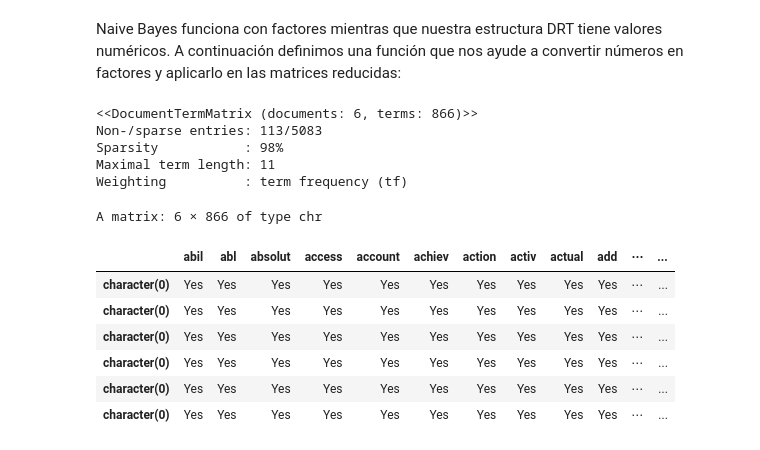
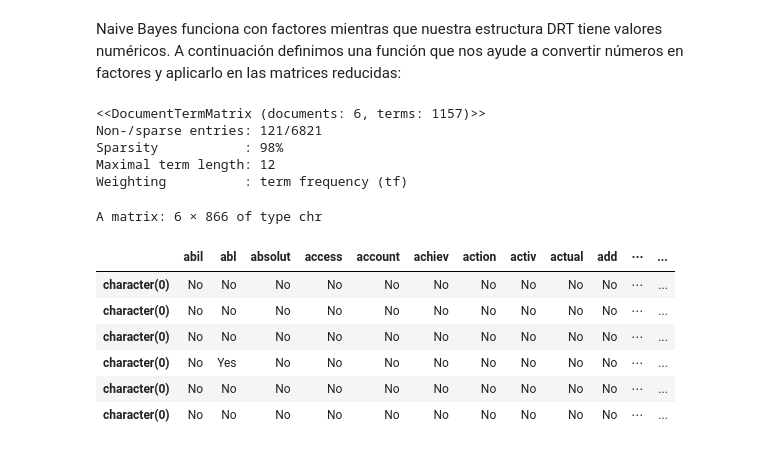
Before and after one commit to Didac-piferrer/MUDS, a Jupyter notebook: Estadistica/E8/MD004DidacPiferrerIglesiasAC08.ipynb, the cells around one changed output. Cells and saved outputs as stored; diff of their text form; code cells hidden in the pictures.

```diff
--- a/Estadistica/E8/MD004DidacPiferrerIglesiasAC08.ipynb
+++ b/Estadistica/E8/MD004DidacPiferrerIglesiasAC08.ipynb
@@ -541,6 +541,6 @@ freq_terms
 # %%
 #Recortamos el data set con las palabras con una frecuencia superior a 3
-freq_terms = findFreqTerms(dtm.train, 3)
+freq_terms = findFreqTerms(dtm.train, 2)
 reduced_dtm.train = DocumentTermMatrix(corpus.train, list(dictionary=freq_terms))
 reduced_dtm.test = DocumentTermMatrix(corpus.test, list(dictionary=freq_terms))
 
@@ -561,32 +561,32 @@ Naive Bayes funciona con factores mientras que nuestra estructura DRT tiene valo
 # %%
 head(reduced_dtm.train)
 # %% [output]
-<<DocumentTermMatrix (documents: 6, terms: 866)>>
-Non-/sparse entries: 113/5083
+<<DocumentTermMatrix (documents: 6, terms: 1157)>>
+Non-/sparse entries: 121/6821
 Sparsity           : 98%
-Maximal term length: 11
+Maximal term length: 12
 Weighting          : term frequency (tf)
 # %%
 convert_counts = function(x) {
   x = ifelse(x > 0, 1, 0)
-  x = factor(x, levels = c('0', '1'), labels=c("No", "Yes"))
+  x = factor(x, levels = c(0, 1), labels=c("No", "Yes"))
   return (x)
 }
 
 # apply() allows us to work either with rows or columns of a matrix.
 # MARGIN = 1 is for rows, and 2 for columns
 reduced_dtm.train = apply(reduced_dtm.train, MARGIN=2, convert_counts)
 reduced_dtm.test  = apply(reduced_dtm.test, MARGIN=2, convert_counts)
 
-head(reduced_dtm.train)
+head(reduced_dtm.train_1)
 # %% [output]
 A matrix: 6 × 866 of type chr
 |  | abil | abl | absolut | access | account | achiev | action | activ | actual | add | ⋯ | ... |
-| character(0) | Yes | Yes | Yes | Yes | Yes | Yes | Yes | Yes | Yes | Yes | ⋯ | ... |
-| character(0) | Yes | Yes | Yes | Yes | Yes | Yes | Yes | Yes | Yes | Yes | ⋯ | ... |
-| character(0) | Yes | Yes | Yes | Yes | Yes | Yes | Yes | Yes | Yes | Yes | ⋯ | ... |
-| character(0) | Yes | Yes | Yes | Yes | Yes | Yes | Yes | Yes | Yes | Yes | ⋯ | ... |
-| character(0) | Yes | Yes | Yes | Yes | Yes | Yes | Yes | Yes | Yes | Yes | ⋯ | ... |
-| character(0) | Yes | Yes | Yes | Yes | Yes | Yes | Yes | Yes | Yes | Yes | ⋯ | ... |
+| character(0) | No | No | No | No | No | No | No | No | No | No | ⋯ | ... |
+| character(0) | No | No | No | No | No | No | No | No | No | No | ⋯ | ... |
+| character(0) | No | No | No | No | No | No | No | No | No | No | ⋯ | ... |
+| character(0) | No | Yes | No | No | No | No | No | No | No | No | ⋯ | ... |
+| character(0) | No | No | No | No | No | No | No | No | No | No | ⋯ | ... |
+| character(0) | No | No | No | No | No | No | No | No | No | No | ⋯ | ... |
 # %%
 # Almacena nuestro modelo en subject_classifier
```
Also changed, not shown: parts of 19 cells of this notebook.
